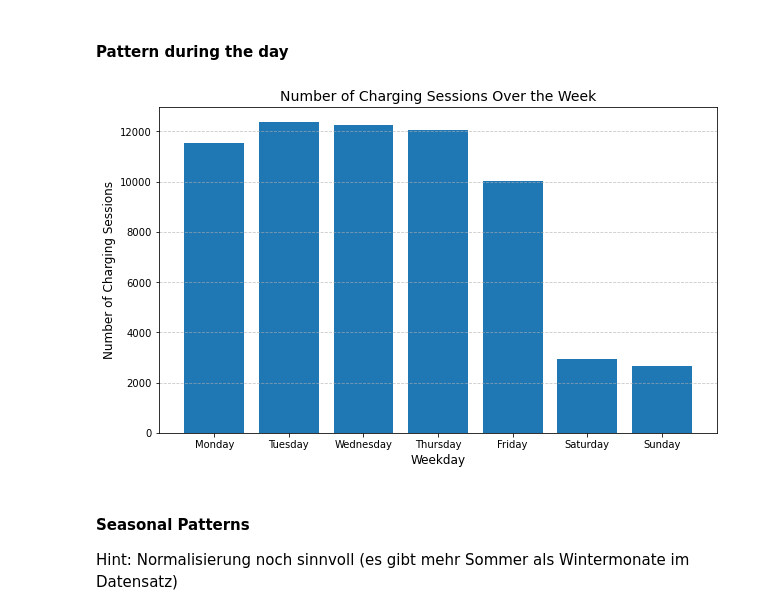
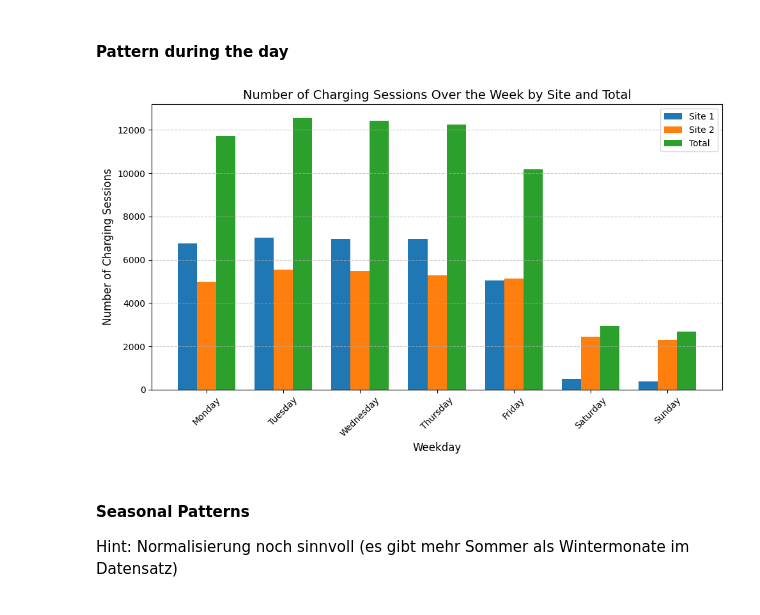
Before and after one commit to nsterz/AA_2024-group-3, a Jupyter notebook: code_dataexplo/descriptiveAnalytics.ipynb, the cells around one changed output. Saved outputs shown, nothing was run; the diff lists cells and outputs as text; code cells hidden in the pictures.

Commit message:
further descriptive analysis: differ between site when analysis of patterns, add heatmaps

```diff
--- a/code_dataexplo/descriptiveAnalytics.ipynb
+++ b/code_dataexplo/descriptiveAnalytics.ipynb
@@ -100,18 +167,41 @@ plt.show()
 # %%
+
+# Wochentag berechnen
 data_charge["weekday"] = data_charge["connectionTime"].dt.dayofweek
-charging_by_weekday = data_charge["weekday"].value_counts().sort_index()
+
+# Wertanzahl der Wochentage pro Site berechnen
+charging_by_weekday_site1 = data_charge[data_charge["siteID"] == 1]["weekday"].value_counts().sort_index()
+charging_by_weekday_site2 = data_charge[data_charge["siteID"] == 2]["weekday"].value_counts().sort_index()
+charging_by_weekday_total = data_charge["weekday"].value_counts().sort_index()
+
+# Labels für die Wochentage
 weekday_labels = ["Monday", "Tuesday", "Wednesday", "Thursday", "Friday", "Saturday", "Sunday"]
+weekday_indices = list(range(7))
 
-# plot
+# Plot erstellen
 plt.figure(figsize=(10, 6))
-plt.bar(charging_by_weekday.index, charging_by_weekday.values, tick_label=weekday_labels)
-plt.title("Number of Charging Sessions Over the Week", fontsize=14)
+bar_width = 0.25  # Breite der Balken
+
+# Balken für Site 1 (links)
+plt.bar([i - bar_width for i in weekday_indices], charging_by_weekday_site1, width=bar_width, label="Site 1")
+
+# Balken für Site 2 (zentral)
+plt.bar(weekday_indices, charging_by_weekday_site2, width=bar_width, label="Site 2")
+
+# Balken für Gesamtzahl (rechts)
+plt.bar([i + bar_width for i in weekday_indices], charging_by_weekday_total, width=bar_width, label="Total")
+
+# Titel und Achsenbeschriftungen
+plt.title("Number of Charging Sessions Over the Week by Site and Total", fontsize=14)
 plt.xlabel("Weekday", fontsize=12)
 plt.ylabel("Number of Charging Sessions", fontsize=12)
+plt.xticks(weekday_indices, weekday_labels, rotation=45)
+plt.legend()
 plt.grid(axis="y", linestyle="--", alpha=0.7)
+plt.tight_layout()
 plt.show()
 # %% [output]
-[figure, old version]
+[figure, new version]
 # %% [markdown]
 #### Seasonal Patterns
 
```
Also changed, not shown: parts of 8 cells of this notebook.
